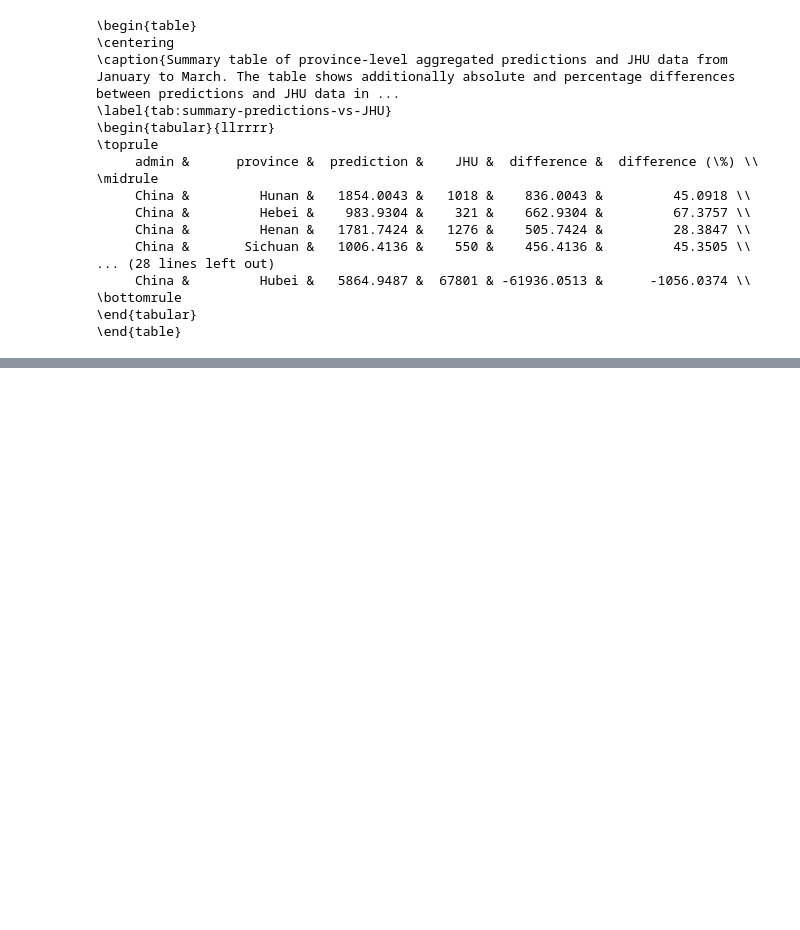
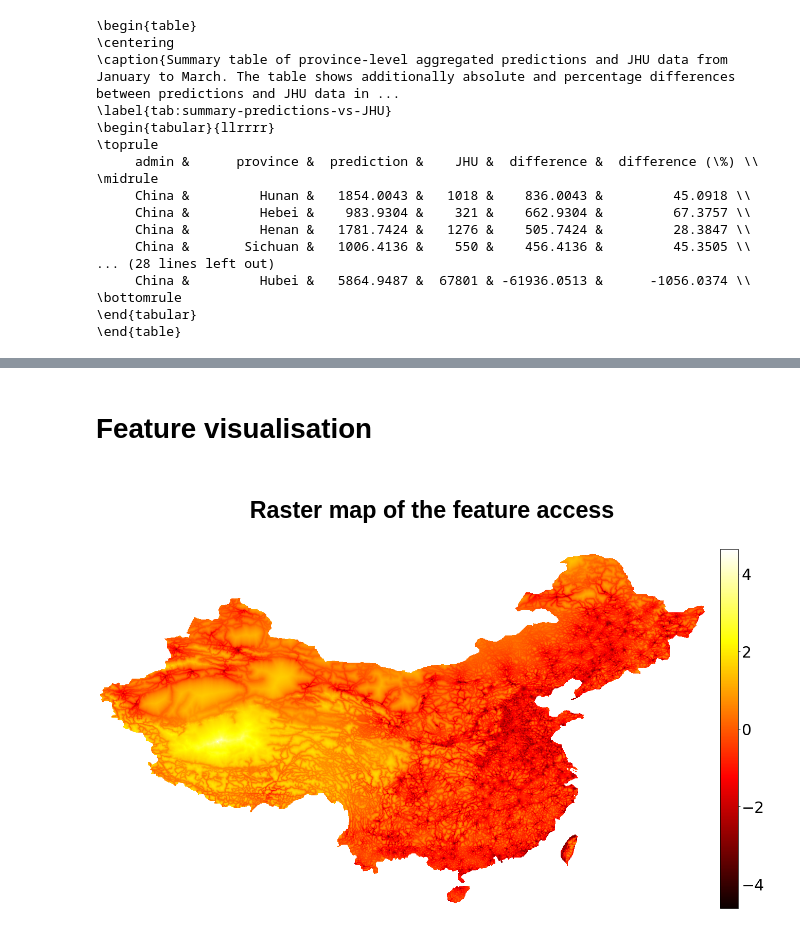
Before and after one commit to dsvanidze/replicability, a Jupyter notebook: jupyter-notebooks/fine-scale-predictions/generate-fine-scale-features.ipynb, the cells around one changed output, grey strips where cells are left out. Drawn from its saved outputs; the diff is of its cells as text; code cells hidden in the pictures; blank space fills up the shorter version.

Commit message:
Added feature colored raster maps and MAE metric for model comparison output

```diff
--- a/jupyter-notebooks/fine-scale-predictions/generate-fine-scale-features.ipynb
+++ b/jupyter-notebooks/fine-scale-predictions/generate-fine-scale-features.ipynb
@@ -170,7 +173,7 @@ def save_raster(raster_data=None, file_name=None):
     adj_cases_raster.write(raster_data, 1)
     adj_cases_raster.close()
 # %%
-def plot_rasters(raster_array, title, file_name, save=False):
+def plot_rasters(raster_array, title, file_path, save=False):
     display(Markdown('## <center>Raster map of {}</center>'.format(title)))
     raster_array = raster_array.copy()
     raster_array[raster_array == raster_na_value] = np.nan
@@ -182,7 +185,14 @@ def plot_rasters(raster_array, title, file_name, save=False):
     plt.axis("off")
     plt.tight_layout()
     if save:
-        plt.savefig(ROOT_DIR + "/data/predictions/colored/{}.jpg".format(file_name), dpi=200, bbox_inches='tight')
+        plt.savefig(file_path, dpi=200, bbox_inches='tight')
+# %%
+def plot_raster_feature(flattened_feature_data, name, save=False):
+    data_to_plot = flattened_feature_data.copy().values.reshape(shape)
+    plot_rasters(raster_array=data_to_plot,
+                 title="the feature {}".format(name),
+                 file_path=ROOT_DIR + "/data/features/colored/{}.jpg".format(name),
+                 save=save)
 # %%
 def save_raster_aggregated_shapefile(file_name, raster_file_names, column):
     shapefile = gpd.read_file(ROOT_DIR + "/data/shapefiles/China.shp")
@@ -509,0 +551,7 @@ plot_shapefile_map(data=predicted_with_JHU,
+# %% [markdown]
+# Feature visualisation
+# %%
+plot_raster_feature(flattened_feature_data=featureData["access"], name="access", save=True)
+# %% [output]
+## <center>Raster map of the feature access</center>
+[figure, added]
```
Also changed, not shown: parts of 13 cells of this notebook, 8 other files.
